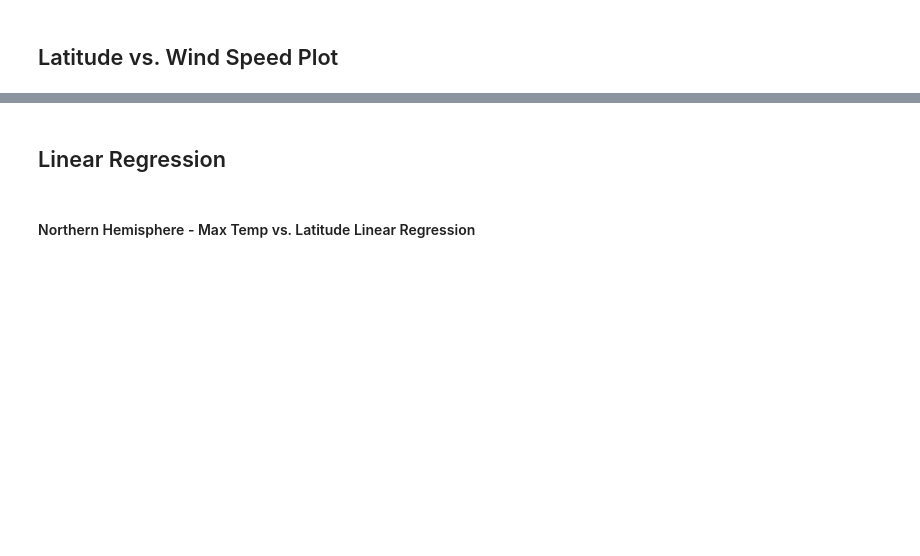
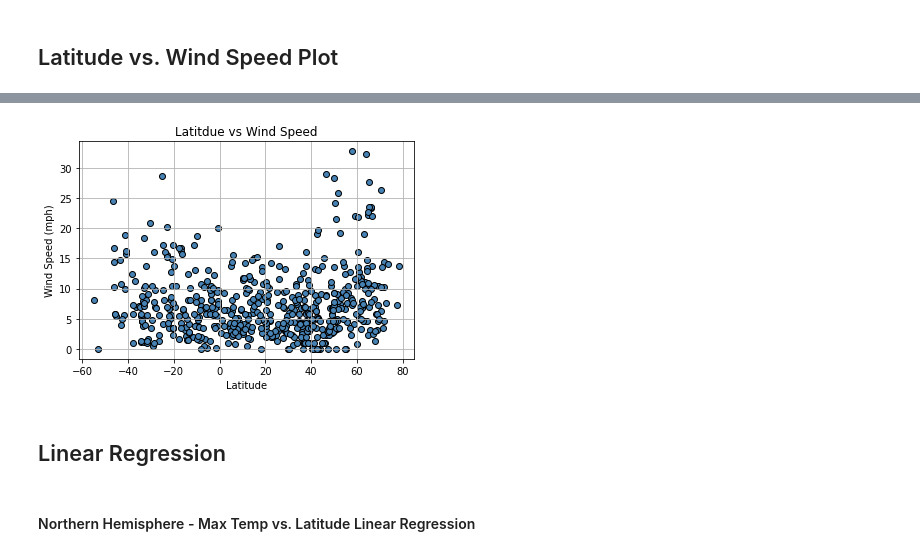
Before and after one commit to ankita-03/python-api-project, a Jupyter notebook: starter_code/WeatherPy.ipynb, the cells around one changed output, grey strips where cells are left out. Saved outputs shown, nothing was run; the diff lists cells and outputs as text; code cells hidden in the pictures; blank space fills up the shorter version.

```diff
--- a/starter_code/WeatherPy.ipynb
+++ b/starter_code/WeatherPy.ipynb
@@ -170,2 +201,15 @@ Int64Index([], dtype='int64')
+# %%
+#x axis
+latitude = df ['Lat']
+plt.xlabel("Latitude")
+#y axis
+windspeed = df ['Win Speed']
+plt.ylabel("Wind Speed (mph)")
+plt.title("Latitdue vs Wind Speed")
+plt.scatter(latitude, windspeed, facecolor = 'steelblue', edgecolor = 'black')
+plt.grid()
+plt.savefig("fig4")
+# %% [output]
+[figure, added]
 # %% [markdown]
 ## Linear Regression
```
Also changed, not shown: parts of 38 cells of this notebook, 14 other files.
